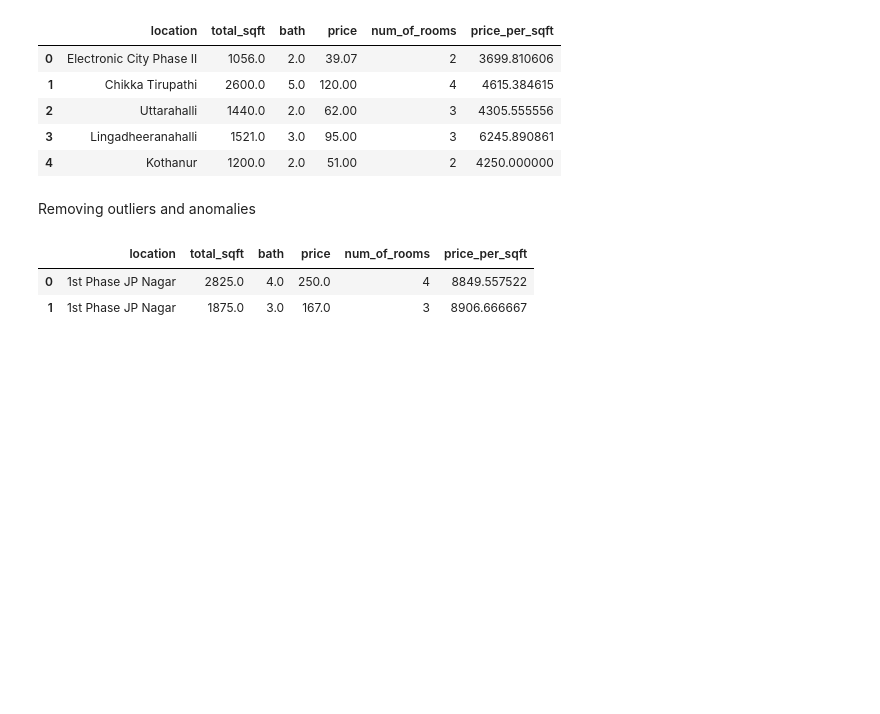
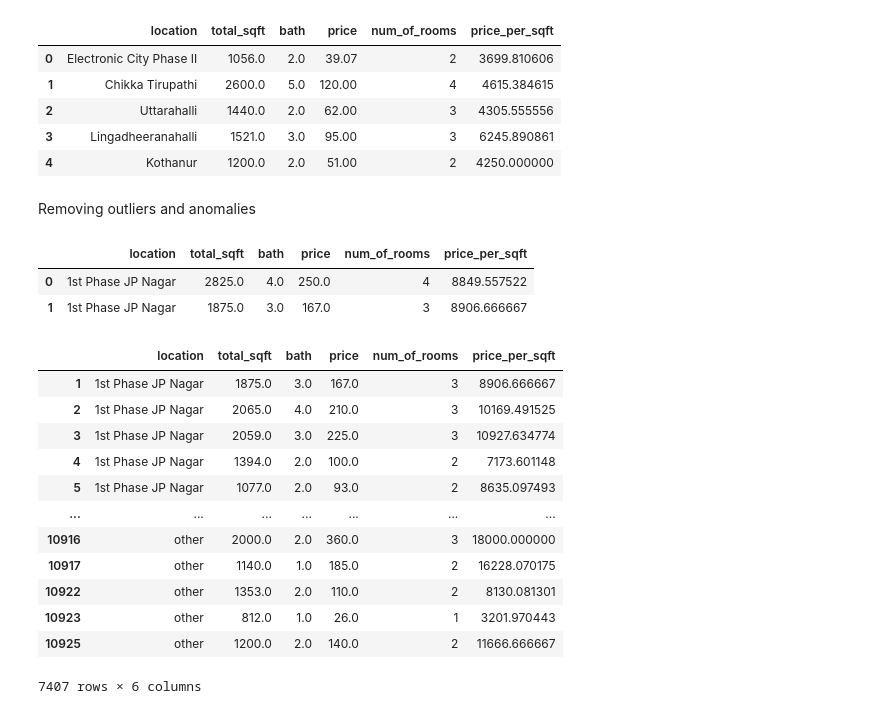
Before and after one commit to Chiemerie1/House_price_prediction, a Jupyter notebook: house_price_prediction.ipynb, the cells around one changed output. Cells and saved outputs as stored; diff of their text form; code cells hidden in the pictures; blank space fills up the shorter version.

```diff
--- a/house_price_prediction.ipynb
+++ b/house_price_prediction.ipynb
@@ -222,3 +241,19 @@ df_cleaned.head(2)
+# %%
+cleaned_df
+# %% [output]
+|  | location | total_sqft | bath | price | num_of_rooms | price_per_sqft |
+| 1 | 1st Phase JP Nagar | 1875.0 | 3.0 | 167.0 | 3 | 8906.666667 |
+| 2 | 1st Phase JP Nagar | 2065.0 | 4.0 | 210.0 | 3 | 10169.491525 |
+| 3 | 1st Phase JP Nagar | 2059.0 | 3.0 | 225.0 | 3 | 10927.634774 |
+| 4 | 1st Phase JP Nagar | 1394.0 | 2.0 | 100.0 | 2 | 7173.601148 |
+| 5 | 1st Phase JP Nagar | 1077.0 | 2.0 | 93.0 | 2 | 8635.097493 |
+| ... | ... | ... | ... | ... | ... | ... |
+| 10916 | other | 2000.0 | 2.0 | 360.0 | 3 | 18000.000000 |
+| 10917 | other | 1140.0 | 1.0 | 185.0 | 2 | 16228.070175 |
+| 10922 | other | 1353.0 | 2.0 | 110.0 | 2 | 8130.081301 |
+| 10923 | other | 812.0 | 1.0 | 26.0 | 1 | 3201.970443 |
+| 10925 | other | 1200.0 | 2.0 | 140.0 | 2 | 11666.666667 |
+7407 rows × 6 columns
 # %%
 def scatter_plt(data_frame, location: str):
     two_bedroom = data_frame[(data_frame["location"] == location) & (data_frame["num_of_rooms"] ==2)]
```
Also changed, not shown: parts of 9 cells of this notebook.
